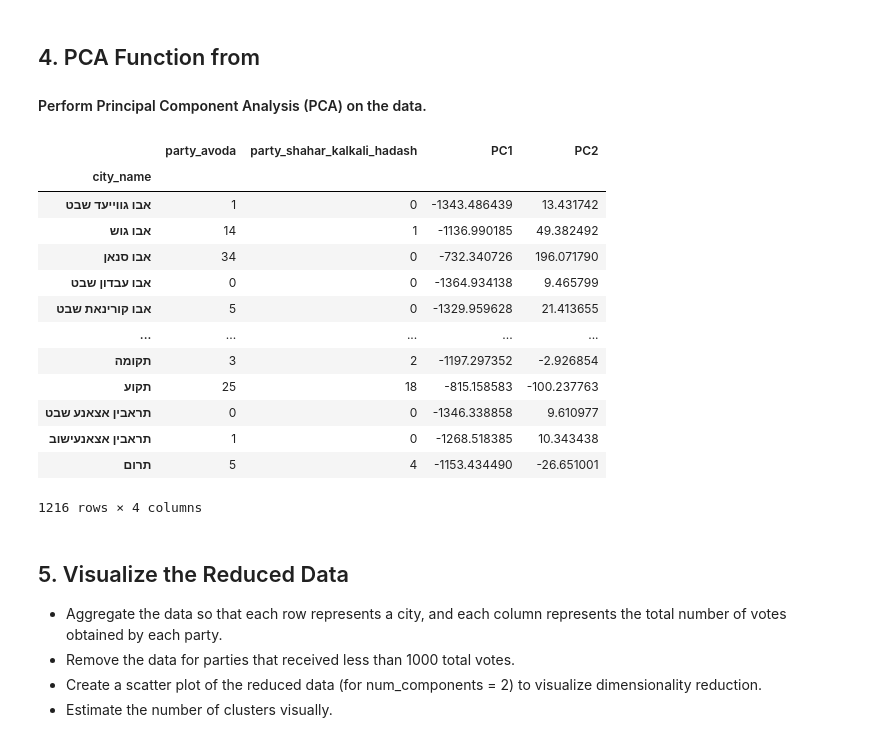
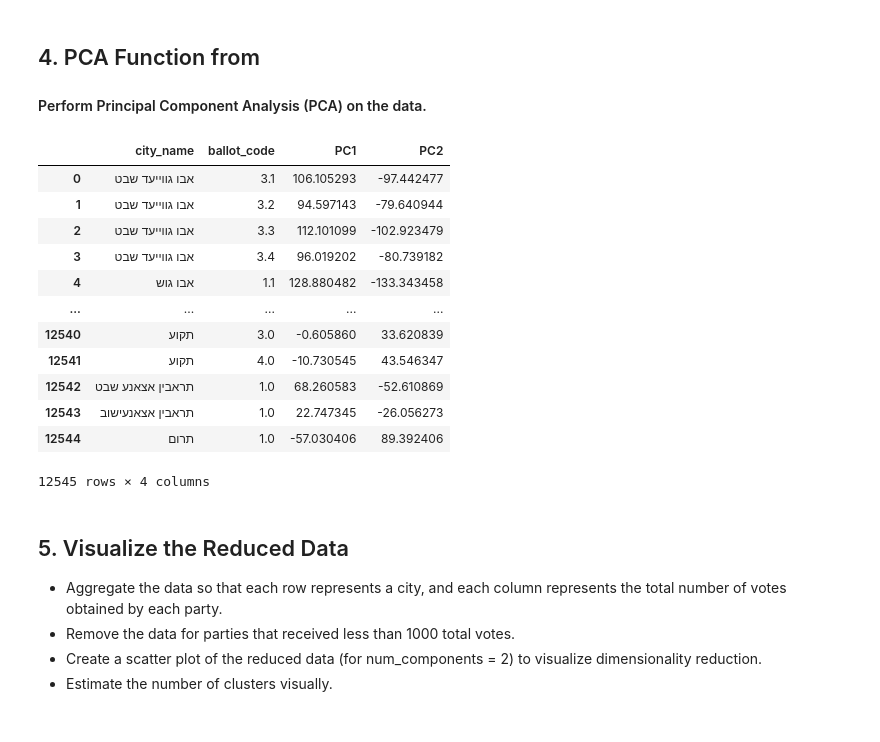
Before and after one commit to yossef-cohen/Data_Manipulation_With_Pandas, a Jupyter notebook: temp.ipynb, the cells around one changed output. Saved outputs shown, nothing was run; the diff lists cells and outputs as text; code cells hidden in the pictures.

```diff
--- a/temp.ipynb
+++ b/temp.ipynb
@@ -145,6 +156,8 @@ def dimensionality_reduction(df: pd.DataFrame, num_components: int, meta_columns
     :param meta_columns: list[str] - List of metadata columns that should not be transformed.
     :return: pd.DataFrame - DataFrame with the metadata and reduced components.
     """
+    df.fillna(0, inplace=True)
+
     # Extract metadata columns and remove them from the DataFrame
     metadata = df[meta_columns]
     metadata_removed = df.drop(columns=meta_columns)
@@ -160,50 +173,49 @@ def dimensionality_reduction(df: pd.DataFrame, num_components: int, meta_columns
 
     # Calculate covariance matrix
     cov_matrix = np.cov(standardized_array, rowvar=False)
 
     # Calculate eigenvalues and eigenvectors
     eig_values, eig_vectors = np.linalg.eigh(cov_matrix)
 
     # Sort eigenvalues and eigenvectors in descending order
     sorted_indexes = np.argsort(eig_values)[::-1]
     sorted_eig_vectors = eig_vectors[:, sorted_indexes]
 
     # Select top eigenvectors according to the number of components
     top_eig_vectors = sorted_eig_vectors[:, :num_components]
 
     # Project the data into the lower-dimensional space
     reduced_data_array = standardized_array @ top_eig_vectors
 
     # Create new column names for principal components
     column_names = [f"PC{i + 1}" for i in range(num_components)]
     reduced_df = pd.DataFrame(reduced_data_array, columns=column_names, index=df_standardized.index)
 
     # Combine metadata with the reduced data
     final_df = pd.concat([metadata, reduced_df], axis=1)
 
     return final_df
 
 
 
-
-meta_columns_list = ['party_avoda', "party_shahar_kalkali_hadash"]
-manual_pca_df_from_file = dimensionality_reduction(result, 2, meta_columns_list)
+df_from_file = load_data(file_name)
+meta_columns_list = ['city_name', "ballot_code"]
+manual_pca_df_from_file = dimensionality_reduction(df_from_file, 2, meta_columns_list)
 manual_pca_df_from_file
 # %% [output]
-|  | party_avoda | party_shahar_kalkali_hadash | PC1 | PC2 |
-| city_name |  |  |  |  |
-| אבו גווייעד שבט | 1 | 0 | -1343.486439 | 13.431742 |
-| אבו גוש | 14 | 1 | -1136.990185 | 49.382492 |
-| אבו סנאן | 34 | 0 | -732.340726 | 196.071790 |
-| אבו עבדון שבט | 0 | 0 | -1364.934138 | 9.465799 |
-| אבו קורינאת שבט | 5 | 0 | -1329.959628 | 21.413655 |
+|  | city_name | ballot_code | PC1 | PC2 |
+| 0 | אבו גווייעד שבט | 3.1 | 106.105293 | -97.442477 |
+| 1 | אבו גווייעד שבט | 3.2 | 94.597143 | -79.640944 |
+| 2 | אבו גווייעד שבט | 3.3 | 112.101099 | -102.923479 |
+| 3 | אבו גווייעד שבט | 3.4 | 96.019202 | -80.739182 |
+| 4 | אבו גוש | 1.1 | 128.880482 | -133.343458 |
 | ... | ... | ... | ... | ... |
-| תקומה | 3 | 2 | -1197.297352 | -2.926854 |
-| תקוע | 25 | 18 | -815.158583 | -100.237763 |
-| תראבין אצאנע שבט | 0 | 0 | -1346.338858 | 9.610977 |
-| תראבין אצאנעישוב | 1 | 0 | -1268.518385 | 10.343438 |
-| תרום | 5 | 4 | -1153.434490 | -26.651001 |
+| 12540 | תקוע | 3.0 | -0.605860 | 33.620839 |
+| 12541 | תקוע | 4.0 | -10.730545 | 43.546347 |
+| 12542 | תראבין אצאנע שבט | 1.0 | 68.260583 | -52.610869 |
+| 12543 | תראבין אצאנעישוב | 1.0 | 22.747345 | -26.056273 |
+| 12544 | תרום | 1.0 | -57.030406 | 89.392406 |
-1216 rows × 4 columns
+12545 rows × 4 columns
 # %% [markdown]
 ## 5.	Visualize the Reduced Data
 - Aggregate the data so that each row represents a city, and each column represents the total number of votes obtained by each party.
```
Also changed, not shown: parts of 2 cells of this notebook, 8 other files.
